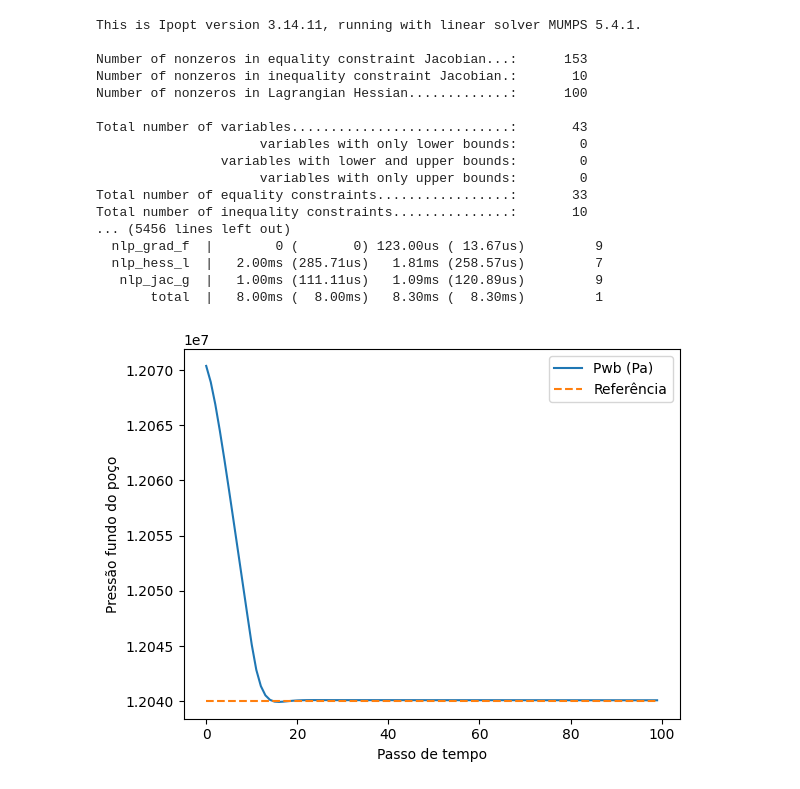
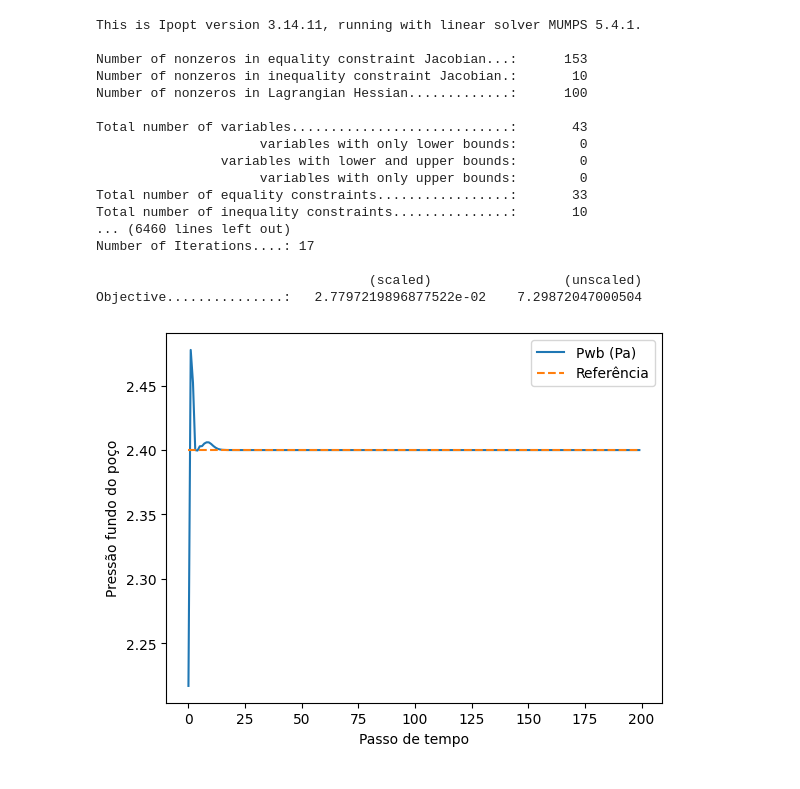
Before and after one commit to niczinha/mpc-talvez, a Jupyter notebook: nmpc.ipynb, the cells around one changed output. Cells and saved outputs as stored; diff of their text form; code cells hidden in the pictures.

```diff
--- a/nmpc.ipynb
+++ b/nmpc.ipynb
@@ -340,7 +394,7 @@ Pref = opti.parameter(1)
 J = 0
 for k in range(N):
     J += (g(X[:,k], U[:,k]) - Pref)**2
-    J += 1e7*U[:,k]**2 # a pq tem 1e7 pq e grande pra krl o outro
+    J += 7e7*U[:,k]**2 # a pq tem 1e7 pq e grande pra krl o outro
 opti.minimize(J)
 
 # dinâmica
@@ -350,12 +404,12 @@ for k in range(N):
     opti.subject_to(X[:,k+1]==X_next)
 
 # limites de operação
-opti.subject_to(opti.bounded(0.1, U, 10.0))
+opti.subject_to(opti.bounded(0, U, 1))
 
 opti.solver("ipopt")
 
 #Loop de simulação
-Tsim = (100)
+Tsim = (200)
 x_real = X_eq_vals.copy()
 z_real = z0_vals.copy()
 hist_Pwb = []
@@ -363,54 +417,54 @@ hist_u = []
 
 for t_i in range(Tsim):
     opti.set_value(X0, x_real)
-    opti.set_value(Pref, [12.04e6])   # referência
+    opti.set_value(Pref, [2.4e5])   # referência
 
-    try:
-        sol = opti.solve()
-    except:
-        sol = opti.debug
+
+    sol = opti.solve()
+
 
     u_MPC = sol.value(U[:,0])
     hist_u.append(u_MPC)
 
     # Aplica no modelo real
+
     params = [u_MPC, u1, GOR]
     res = integrador(x0=x_real, z0=z_real, p=params)
     x_real = res["xf"].full().flatten()
     z_real = res["zf"].full().flatten()
 
     out = modelo(x_real, params, z_real)
-    hist_Pwb.append(float(out["Pwb"]))
+    hist_Pwb.append(float(out["Pwb"]/1e5))
 
     opti.set_initial(sol.value_variables())
 
 #Resultado ---
 import matplotlib.pyplot as plt
 plt.plot(hist_Pwb, label="Pwb (Pa)")
-plt.plot([12.04e6]*Tsim, "--", label="Referência")
+plt.plot([2.4]*Tsim, "--", label="Referência")
 plt.xlabel("Passo de tempo")
 plt.ylabel("Pressão fundo do poço")
 plt.legend()
 plt.show()
 # %% [output]
 This is Ipopt version 3.14.11, running with linear solver MUMPS 5.4.1.
 
 Number of nonzeros in equality constraint Jacobian...:      153
 Number of nonzeros in inequality constraint Jacobian.:       10
 Number of nonzeros in Lagrangian Hessian.............:      100
 
 Total number of variables............................:       43
                      variables with only lower bounds:        0
                 variables with lower and upper bounds:        0
                      variables with only upper bounds:        0
 Total number of equality constraints.................:       33
 Total number of inequality constraints...............:       10
-... (5456 lines left out)
-  nlp_grad_f  |        0 (       0) 123.00us ( 13.67us)         9
-  nlp_hess_l  |   2.00ms (285.71us)   1.81ms (258.57us)         7
-   nlp_jac_g  |   1.00ms (111.11us)   1.09ms (120.89us)         9
-       total  |   8.00ms (  8.00ms)   8.30ms (  8.30ms)         1
+... (6460 lines left out)
+Number of Iterations....: 17
+
+                                   (scaled)                 (unscaled)
+Objective...............:   2.7797219896877522e-02    7.29872047000504
-[figure, old version]
+[figure, new version]
 # %%
 plt.plot(hist_u, label="w_inj (m³/s)")
 plt.xlabel("Passo de tempo")
```
Also changed, not shown: parts of 3 cells of this notebook.
